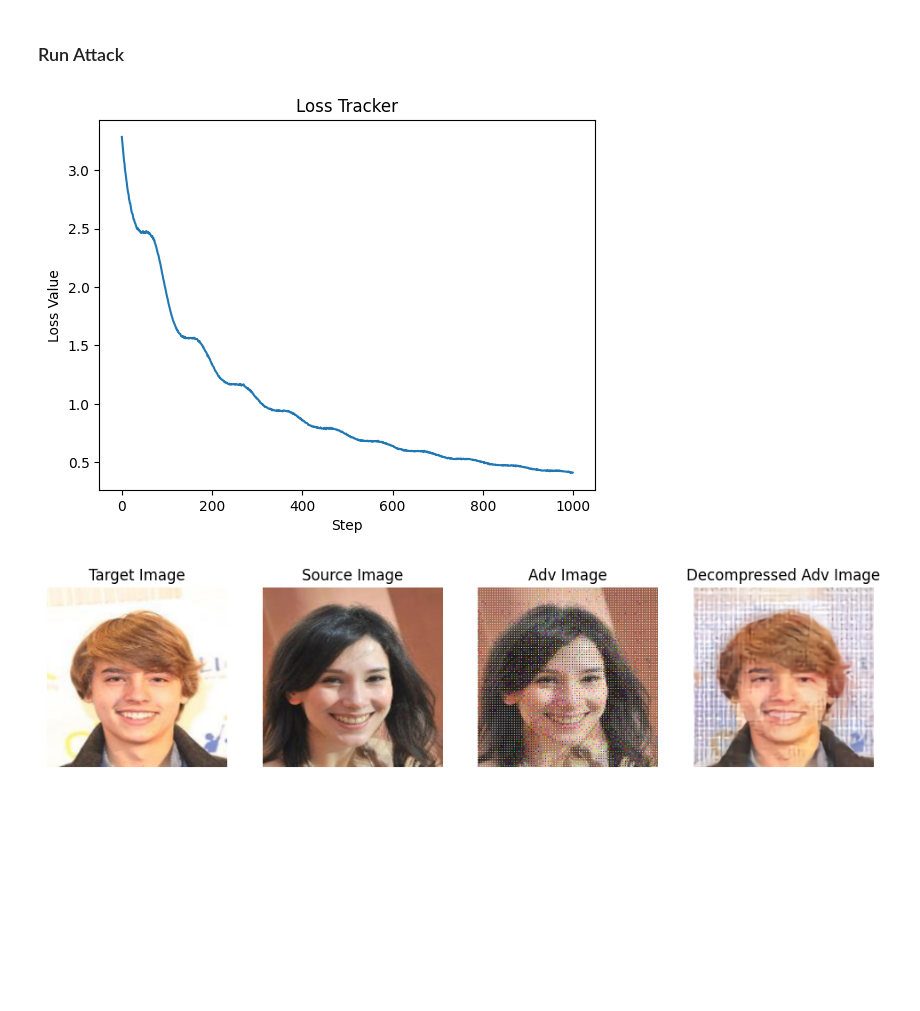
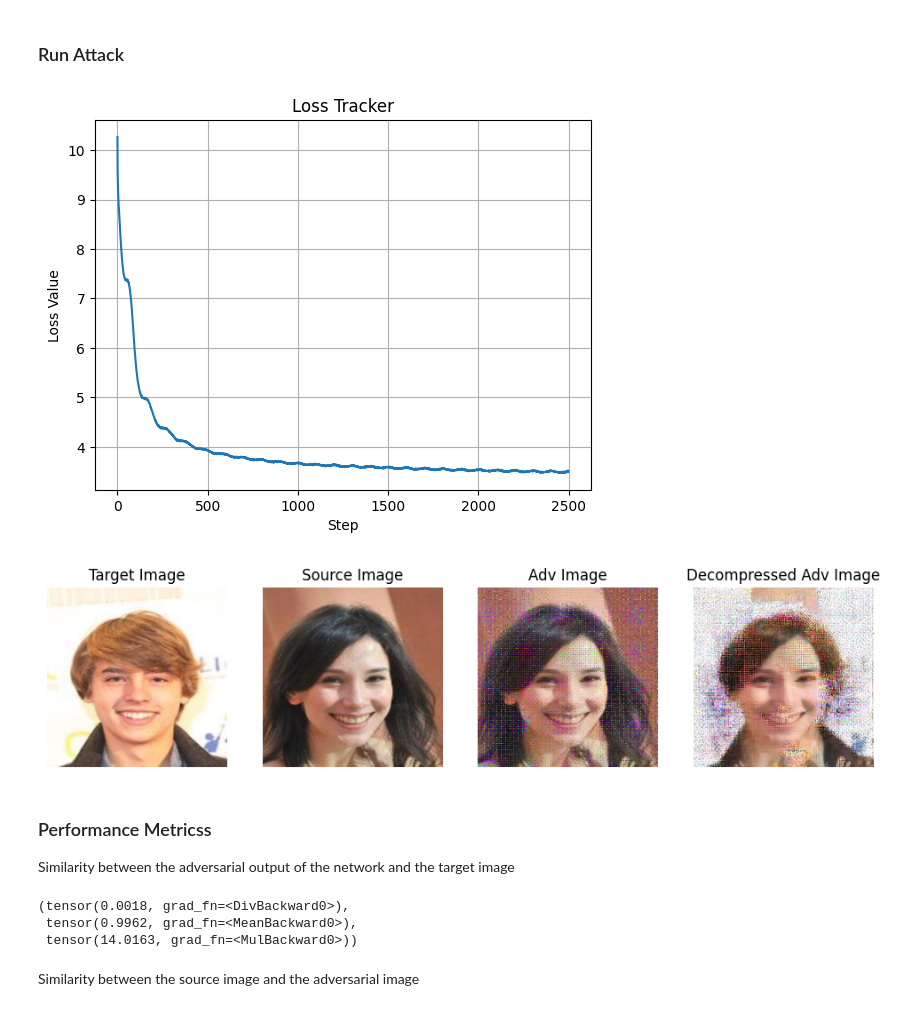
Before and after one commit to neddamj/nicsec, a Jupyter notebook: attack_neural_compression.ipynb, the cells around one changed output. Cells and saved outputs as stored; diff of their text form; code cells hidden in the pictures; blank space fills up the shorter version.

```diff
--- a/attack_neural_compression.ipynb
+++ b/attack_neural_compression.ipynb
@@ -28,0 +33,12 @@ Parameters: 2998147
+# %%
+models = {
+    'my_bmshj2018_factorized_relu': my_bmshj2018_factorized_relu(quality=2, pretrained=True).train().to(device),
+    'my_bmshj2018_factorized'     : my_bmshj2018_factorized(quality=2, pretrained=True).train().to(device),
+    'my_bmshj2018_hyperprior'     : my_bmshj2018_hyperprior(quality=2, pretrained=True).train().to(device),
+    'my_cheng2020_anchor'         : my_cheng2020_anchor(quality=2, pretrained=True).train().to(device),
+    'my_cheng2020_attn'           : my_cheng2020_attn(quality=2, pretrained=True).train().to(device),
+    'my_mbt2018'                  : my_mbt2018(quality=2, pretrained=True).train().to(device),
+    'my_mbt2018_mean'             : my_mbt2018_mean(quality=2, pretrained=True).train().to(device)
+}
+net = models['my_bmshj2018_factorized_relu']
+print(f'Parameters: {sum(p.numel() for p in net.parameters())}')
@@ -31,9 +49,8 @@ Parameters: 2998147
 # %%
 # Define the transformations
 transform = transforms.Compose([
-    transforms.Resize((224, 224)),  # Resize images to 224x224
-    transforms.ToTensor(),  # Convert images to PyTorch tensors
-    #transforms.Normalize((0.5, 0.5, 0.5), (0.5, 0.5, 0.5))  # Normalize images
+    transforms.Resize((256, 256)),
+    transforms.ToTensor(),
 ])
 
 # Load the CelebA dataset
@@ -105,21 +122,19 @@ def pgd(
     return best_img, loss_tracker
 # %%
 # Set hyperparams for mask generation and PGD itself
+num_steps = 2500
 mask_type = 'dot'
 if mask_type == 'box':
-    num_steps = 1000
     lr = 3e-3
     mask = box_mask()
 elif mask_type == 'ring':
-    num_steps = 1000
     lr = 3e-3
     num_rings = 50
     ring_width = 1
     ring_separation = 5
     mask = ring_mask(x_hat, num_rings=num_rings, ring_width=ring_width, ring_separation=ring_separation)
 elif mask_type == 'dot':
-    num_steps = 1000
-    lr = 3e-2
+    lr = 3e-1
     vertical_skip = 3
     horizontal_skip = 3
     mask = dot_mask(x_hat, vertical_skip=vertical_skip, horizontal_skip=horizontal_skip)
@@ -127,20 +142,21 @@ elif mask_type == 'dot':
 # Run the attack and produce an adversarial image y_hat
 optimizer = torch.optim.Adam([x_hat], lr=lr)
 scheduler = torch.optim.lr_scheduler.CosineAnnealingLR(optimizer, T_max=50)
-y_hat, loss_tracker = pgd(x, x_hat, model=net, optimizer=optimizer, scheduler=scheduler, num_steps=num_steps, mask=mask)
+x_adv, loss_tracker = pgd(x, x_hat, model=net, optimizer=optimizer, scheduler=scheduler, num_steps=num_steps, mask=mask)
 # Pass the adv image through the compression network and see the result
-output = net.forward(y_hat)['x_hat']
+output = net.forward(x_adv)['x_hat']
 # %%
 # Show how the loss changed during optimization
 plt.plot(loss_tracker)
 plt.xlabel('Step')
 plt.ylabel('Loss Value')
 plt.title('Loss Tracker')
+plt.grid()
 plt.show()
 # %% [output]
-[figure, old version]
+[figure, new version]
 # %%
-images = [x, x_orig, y_hat, output]
+images = [x, x_src, x_adv, output]
 labels = ['Target Image', 'Source Image', 'Adv Image', 'Decompressed Adv Image']
 
 # Create a figure to hold the subplots
@@ -155,4 +171,8 @@ for i, ax in enumerate(axs):
 
 plt.show()
 # %% [output]
-[figure, old version]
+[figure, new version]
+# %% [markdown]
+### Performance Metricss
+
+Similarity between the adversarial output of the network and the target image
@@ -158,0 +189,8 @@ plt.show()
+# %%
+normalized_l2_dist, struct_sim, psnr
+# %% [output]
+(tensor(0.0018, grad_fn=<DivBackward0>),
+ tensor(0.9962, grad_fn=<MeanBackward0>),
+ tensor(14.0163, grad_fn=<MulBackward0>))
+# %% [markdown]
+Similarity between the source image and the adversarial image
```
Also changed, not shown: parts of 8 cells of this notebook.
